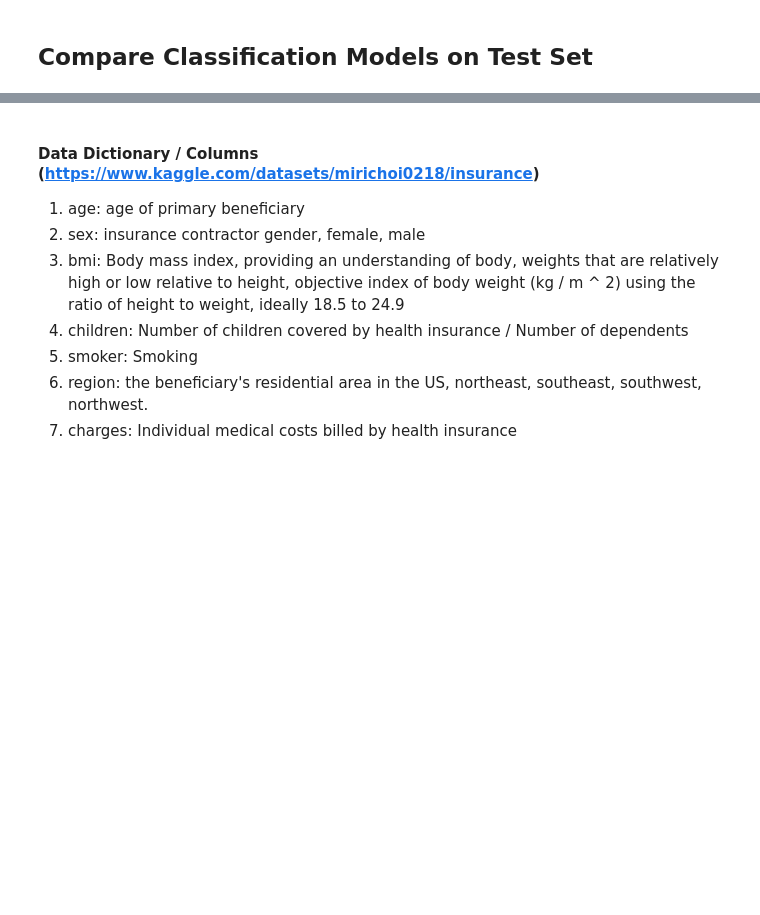
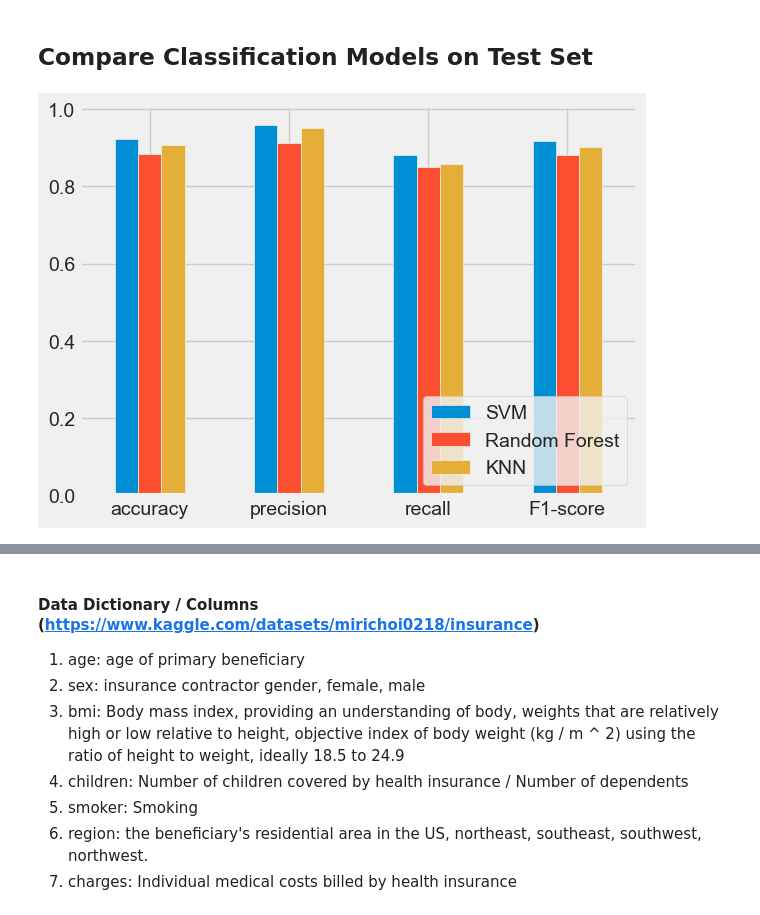
Before and after one commit to qaz73/ULAssignment-3, a Jupyter notebook: etivity3_classification.ipynb, the cells around one changed output, grey strips where cells are left out. Cells and saved outputs as stored; diff of their text form; code cells hidden in the pictures; blank space fills up the shorter version.

```diff
--- a/etivity3_classification.ipynb
+++ b/etivity3_classification.ipynb
@@ -406,6 +406,6 @@ print("Best CV score = %0.3f:" % search.best_score_)
 print("Best parameters: ", search.best_params_)
 
 # store the best params and best model for later use
-SVM_best_params = search.best_params_
-SVM_best_model = search.best_estimator_
+random_forest_best_params = search.best_params_
+random_forest_best_model = search.best_estimator_
 # %% [output]
@@ -423,4 +444,6 @@ knn_pipe = Pipeline(steps=[
 # %%
+
+
 
 knn_grid_params = [
 	{
@@ -432,7 +455,12 @@ knn_grid_params = [
 		'reduce_dim': [RFE(svm.SVR(kernel='linear', gamma='auto')), RFE(LinearRegression())],
 		'reduce_dim__n_features_to_select': N_FEATURES_OPTIONS,
 		'knn__n_neighbors': list(range(1, 21))
-	}]
+	},
+	{
+		'reduce_dim': [SelectKBest(score_func=f_classif, k=5)],
+		'knn__n_neighbors': list(range(1, 21))
+	},
+]
 
 search = GridSearchCV(knn_pipe, knn_grid_params, n_jobs=-1, cv=5, refit=True)
 search.fit(X_train, y_train)  #training happens here! SVM is trained 48x5 = 240 times
@@ -441,6 +469,6 @@ print("Best CV score = %0.3f:" % search.best_score_)
 print("Best parameters: ", search.best_params_)
 
 # store the best params and best model for later use
-SVM_best_params = search.best_params_
-SVM_best_model = search.best_estimator_
+knn_best_params = search.best_params_
+knn_best_model = search.best_estimator_
 # %% [output]
@@ -486,3 +512,16 @@ def evaluate_model(X_test, y_test, model):
 # %%
 SVM_accuracy, SVM_precision, SVM_recall, SVM_f1_score, SVM_tpr, SVM_auc = evaluate_model(X_test, y_test, SVM_best_model)
-#  RF_accuracy, RF_precision, RF_recall, RF_f1_score, RF_tpr, RF_auc = evaluate_model(X_test, y_test, RF_best_model)
+RF_accuracy, RF_precision, RF_recall, RF_f1_score, RF_tpr, RF_auc = evaluate_model(X_test, y_test,
+																				   random_forest_best_model)
+KNN_accuracy, KNN_precision, KNN_recall, KNN_f1_score, KNN_tpr, KNN_auc = evaluate_model(X_test, y_test, knn_best_model)
+# %%
+SVM_metrics = np.array([SVM_accuracy, SVM_precision, SVM_recall, SVM_f1_score])
+RF_metrics = np.array([RF_accuracy, RF_precision, RF_recall, RF_f1_score])
+KNN_metrics = np.array([KNN_accuracy, KNN_precision, KNN_recall, KNN_f1_score])
+index = ['accuracy', 'precision', 'recall', 'F1-score']
+df_metrics = pd.DataFrame({'SVM': SVM_metrics, 'Random Forest': RF_metrics, 'KNN': KNN_metrics}, index=index)
+df_metrics.plot.bar(rot=0)
+plt.legend(loc="lower right")
+plt.show()
+# %% [output]
+[figure, added]
```
Also changed, not shown: parts of 9 cells of this notebook.
